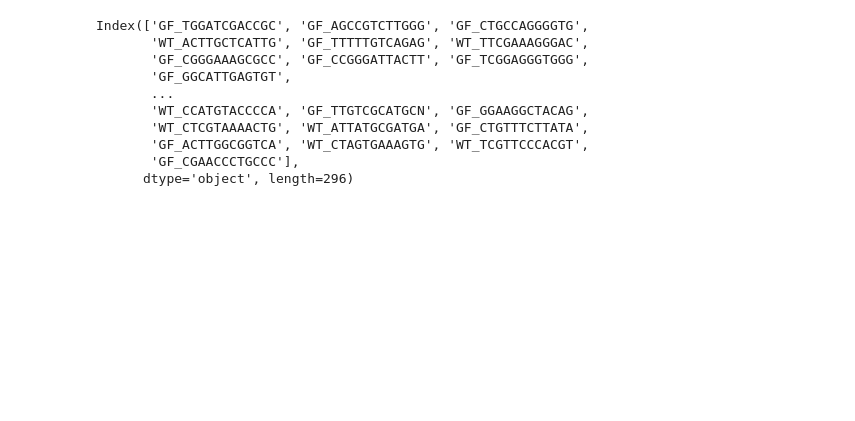
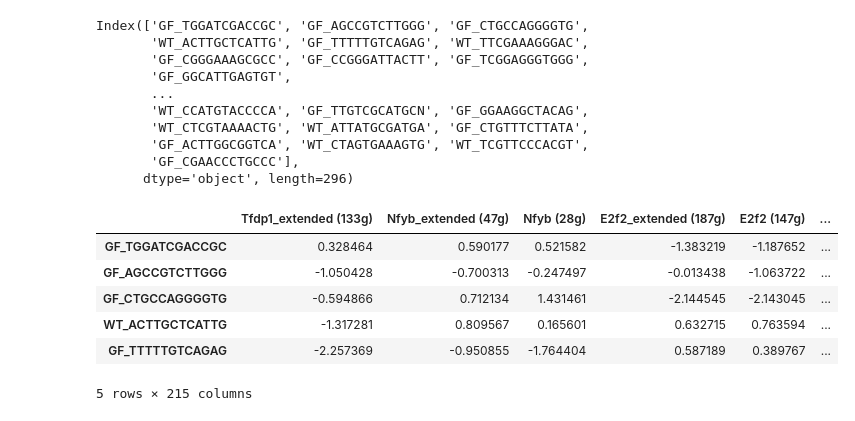
Before and after one commit to danjong99/cmpmi, a Jupyter notebook: python/sankey/sankey_plot_mac.ipynb, the cells around one changed output. Drawn from its saved outputs; the diff is of its cells as text; code cells hidden in the pictures; blank space fills up the shorter version.

```diff
--- a/python/sankey/sankey_plot_mac.ipynb
+++ b/python/sankey/sankey_plot_mac.ipynb
@@ -24,3 +24,12 @@ Index(['GF_TGGATCGACCGC', 'GF_AGCCGTCTTGGG', 'GF_CTGCCAGGGGTG',
       dtype='object', length=296)
 # %%
 aucz = ((auc.transpose() - auc.mean(1))/auc.std(1)).transpose()
+aucz.transpose().head()
+# %% [output]
+|  | Tfdp1_extended (133g) | Nfyb_extended (47g) | Nfyb (28g) | E2f2_extended (187g) | E2f2 (147g) | ... |
+| GF_TGGATCGACCGC | 0.328464 | 0.590177 | 0.521582 | -1.383219 | -1.187652 | ... |
+| GF_AGCCGTCTTGGG | -1.050428 | -0.700313 | -0.247497 | -0.013438 | -1.063722 | ... |
+| GF_CTGCCAGGGGTG | -0.594866 | 0.712134 | 1.431461 | -2.144545 | -2.143045 | ... |
+| WT_ACTTGCTCATTG | -1.317281 | 0.809567 | 0.165601 | 0.632715 | 0.763594 | ... |
+| GF_TTTTTGTCAGAG | -2.257369 | -0.950855 | -1.764404 | 0.587189 | 0.389767 | ... |
+5 rows × 215 columns
```
Also changed, not shown: parts of 8 cells of this notebook, 4 other files.
